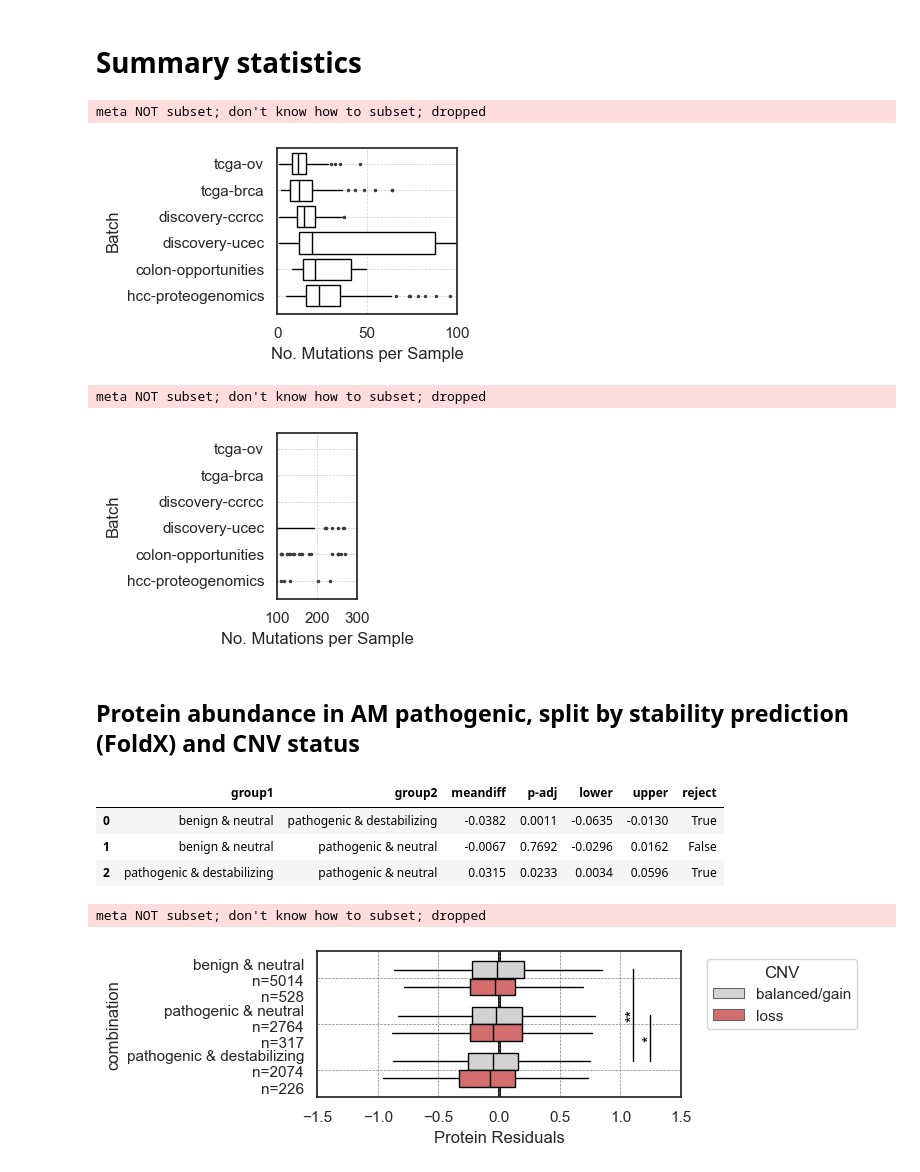
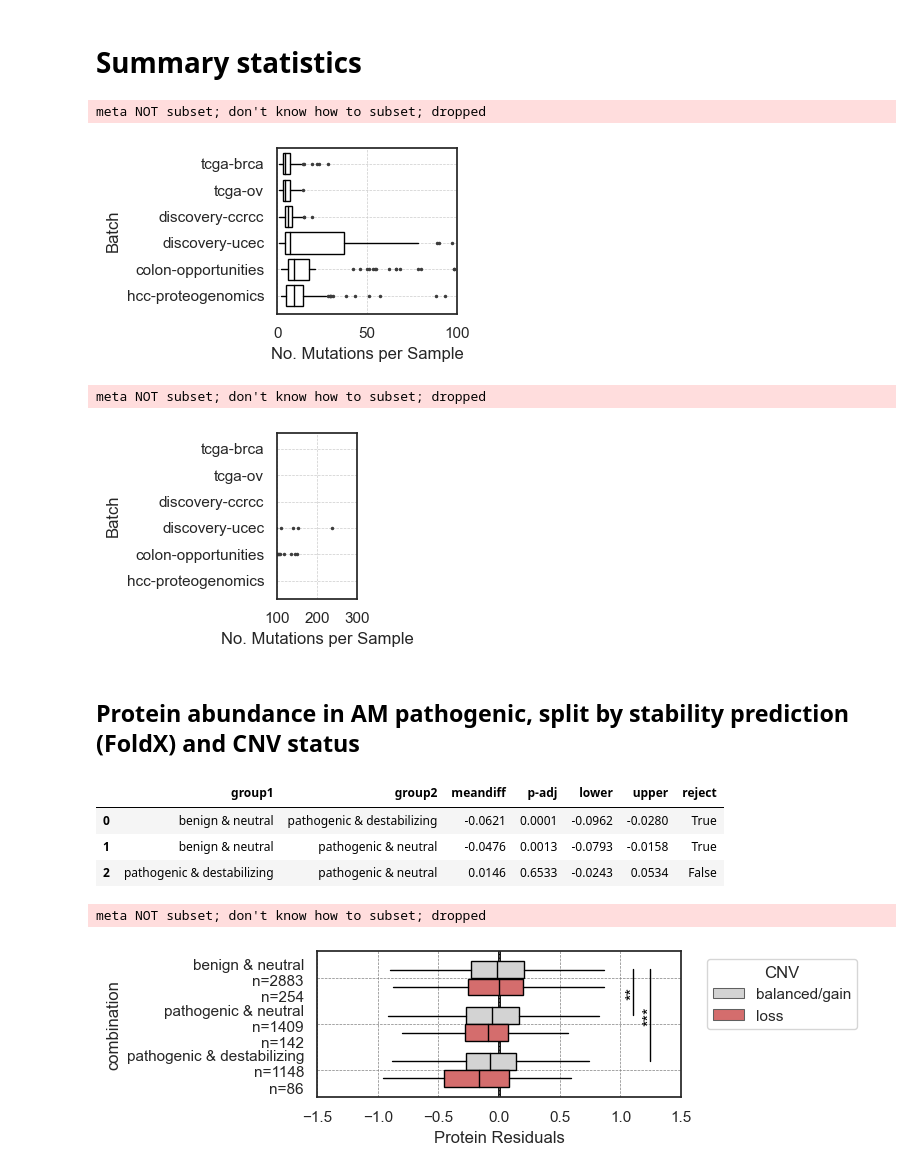
Before and after one commit to marcmuellerETHZ/somatic_mutations_protein_abundance, a Jupyter notebook: data_viz.ipynb, the cells around one changed output. Drawn from its saved outputs; the diff is of its cells as text; code cells hidden in the pictures.

```diff
--- a/data_viz.ipynb
+++ b/data_viz.ipynb
@@ -44,7 +44,7 @@ sns.set_palette('Paired')
 # %% [markdown]
 # Data
 # %%
-folder_name = "data_processing_240424_1512"
+folder_name = "data_processing_240523_1708"
 
 # figures will also be saved here in a subfolder
 full_path = os.path.join("data_computed", folder_name)
@@ -55,6 +55,7 @@ os.makedirs(full_path_figures, exist_ok=True)
 dat_omics = pd.read_csv(os.path.join(full_path, "omics.txt"), sep="\t")
 dat_lrt = pd.read_csv(os.path.join(full_path, "lrt.txt"), sep="\t")
 dat_vep_omics = pd.read_csv(os.path.join(full_path, "vep_omics.txt"), sep="\t")
+dat_omics_mt = pd.read_csv(os.path.join(full_path, "omics_mt.txt"), sep="\t")
 df_batch_counts = pd.read_csv(os.path.join(full_path, "batch_counts.txt"), sep="\t")
 # %% [markdown]
 # Utils
@@ -1088,24 +1029,6 @@ plt.show()
 # %% [output]
 meta NOT subset; don't know how to subset; dropped
 [figure]
-# %%
-# define min. correlation RNA - Protein
-# define whether to remove hypermutated samples
-#-------------------------------------------------------- PARAMETER --------------------------------------------------------#
-correlation_cutoff = 0.3
-remove_hypermutated = True
-#---------------------------------------------------------------------------------------------------------------------------#
-
-dat_vep_omics = pd.read_csv(os.path.join(full_path, "vep_omics.txt"), sep="\t")
-
-# Remove hypermutated
-mutations_per_sample = dat_vep_omics.groupby('sample').size().reset_index(name='mutations_count')
-hypermutated_samples = mutations_per_sample[mutations_per_sample['mutations_count']>500]['sample']
-if remove_hypermutated:
-    dat_vep_omics = dat_vep_omics[~dat_vep_omics['sample'].isin(hypermutated_samples)]
-
-# subset according to correlation cutoff
-dat_vep_omics = dat_vep_omics[dat_vep_omics['corr_value_tx_value_px']>correlation_cutoff]
 # %% [markdown]
 ## Alluvial plot comparison of scores
 # %%
@@ -1131,6 +1052,8 @@ vep_counts.to_csv(file_path, sep="\t", index=False)
 # %%
 dat_vep_omics_copy = dat_vep_omics.copy()
 sample_batch_info = dat_vep_omics_copy[['sample', 'batch']].drop_duplicates()
+mutations_per_sample = dat_vep_omics_copy.groupby('sample').size().reset_index(name='mutations_count')
+
 dat_plot = mutations_per_sample.merge(sample_batch_info, on='sample')
 # %%
 # Boxplots (xlim 0-100)
@@ -1143,35 +1066,35 @@ batch_medians = dat_plot.groupby('batch')['mutations_count'].median().reset_inde
 sorted_batches = batch_medians.sort_values('mutations_count')['batch'].tolist()
 
 
 flierprops = dict(marker='o', color='black', markersize=1.5)
 # Create the violin plot with ordered batches
 sns.boxplot(data=dat_plot, y='batch', x='mutations_count', order=sorted_batches, flierprops=flierprops,
                  boxprops=dict(facecolor="white", edgecolor="black", linewidth=1),
                  medianprops=dict(color="black", linewidth=1),
                  whiskerprops=dict(color="black", linewidth=1),
                  capprops=dict(linestyle="none"))
 
 plt.xlim(0, 100)
 plt.ylim(5.7, -0.6)
 
 plt.xlabel("No. Mutations per Sample")
 plt.ylabel("Batch")
 
 plt.grid(True, which='both', linestyle='--', linewidth=0.5)
 
 plt.tight_layout()
 plt.rcParams['pdf.fonttype'] = 42
 plt.rcParams['svg.fonttype'] = 'none'
 figure_path = os.path.join(
-    full_path_figures, f"summary_statistics_corr_{correlation_cutoff}_rm_hypermt_{str(remove_hypermutated)}.pdf"
+    full_path_figures, f"summary_statistics.pdf"
 )
 plt.savefig(figure_path, dpi=300, transparent=True, bbox_inches='tight')
 
 # Display the plot
 plt.show()
 # %% [output]
 meta NOT subset; don't know how to subset; dropped
-[figure, old version]
+[figure, new version]
 # %%
 # Outliers (xlim 100-300)
 plt.figure(figsize=(3, 2.5))
@@ -1202,14 +1125,14 @@ plt.grid(True, which='both', linestyle='--', linewidth=0.5)
 plt.tight_layout()
 plt.rcParams['pdf.fonttype'] = 42
 plt.rcParams['svg.fonttype'] = 'none'
-figure_path = os.path.join(full_path_figures, f"summary_statistics2_corr_{correlation_cutoff}_rm_hypermt_{str(remove_hypermutated)}.pdf")
+figure_path = os.path.join(full_path_figures, f"summary_statistics2.pdf")
 plt.savefig(figure_path, dpi=300, transparent=True, bbox_inches='tight')
 
 # Display the plot
 plt.show()
 # %% [output]
 meta NOT subset; don't know how to subset; dropped
-[figure, old version]
+[figure, new version]
 # %% [markdown]
 ## Protein abundance in AM pathogenic, split by stability prediction (FoldX) and CNV status
 # %%
@@ -1255,9 +1178,9 @@ tukey_hsd_df = pd.DataFrame(data=tukey_hsd._results_table.data[1:],
 tukey_hsd_df
 # %% [output]
 |  | group1 | group2 | meandiff | p-adj | lower | upper | reject |
-| 0 | benign & neutral | pathogenic & destabilizing | -0.0382 | 0.0011 | -0.0635 | -0.0130 | True |
-| 1 | benign & neutral | pathogenic & neutral | -0.0067 | 0.7692 | -0.0296 | 0.0162 | False |
-| 2 | pathogenic & destabilizing | pathogenic & neutral | 0.0315 | 0.0233 | 0.0034 | 0.0596 | True |
+| 0 | benign & neutral | pathogenic & destabilizing | -0.0621 | 0.0001 | -0.0962 | -0.0280 | True |
+| 1 | benign & neutral | pathogenic & neutral | -0.0476 | 0.0013 | -0.0793 | -0.0158 | True |
+| 2 | pathogenic & destabilizing | pathogenic & neutral | 0.0146 | 0.6533 | -0.0243 | 0.0534 | False |
 # %%
 order = ['benign & neutral', 'pathogenic & neutral', 'pathogenic & destabilizing']
 group_counts = dat_vep_omics_copy['combination'].value_counts()
@@ -1331,11 +1254,11 @@ plt.tight_layout()
 plt.rcParams['pdf.fonttype'] = 42
 plt.rcParams['svg.fonttype'] = 'none'
 figure_path = os.path.join(
-    full_path_figures, f"vep_abundance_{vep_cat}_corr_{correlation_cutoff}_rm_hypermt_{str(remove_hypermutated)}.pdf"
+    full_path_figures, f"vep_abundance_{vep_cat}.pdf"
 )
 plt.savefig(figure_path, dpi=300, transparent=True, bbox_inches='tight')
 
 plt.show()
 # %% [output]
 meta NOT subset; don't know how to subset; dropped
-[figure, old version]
+[figure, new version]
```
Also changed, not shown: parts of 16 cells of this notebook, 3 other files.
